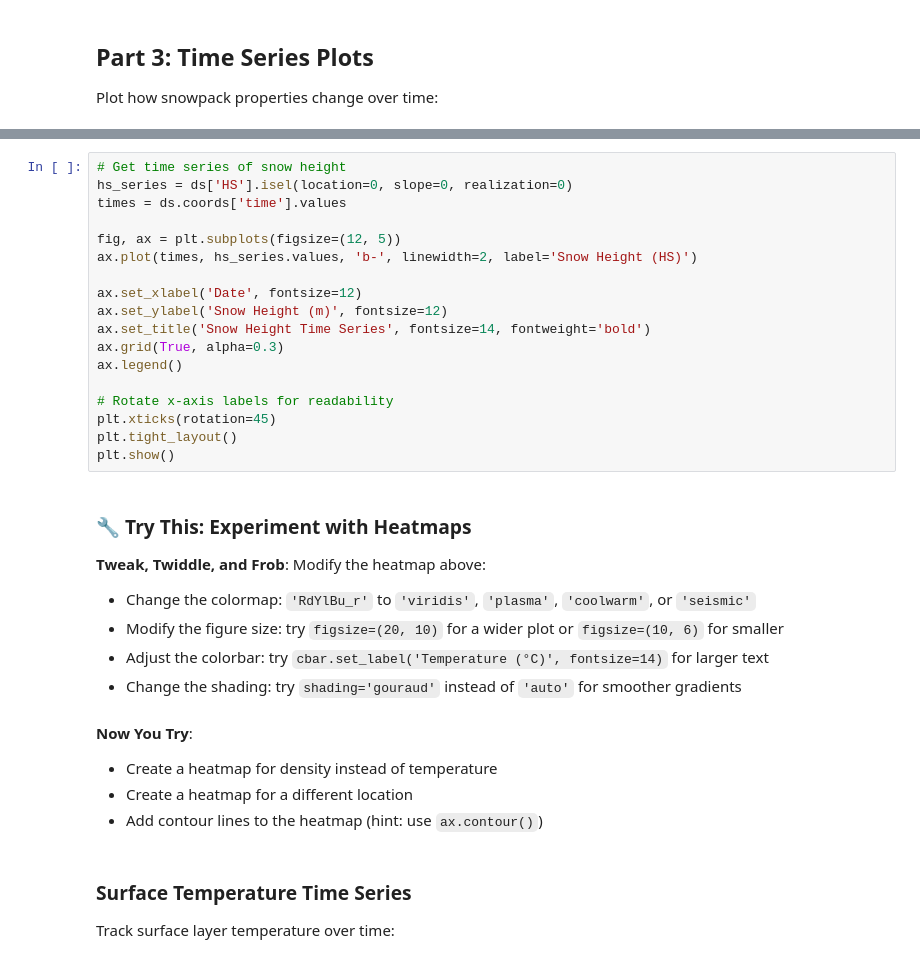
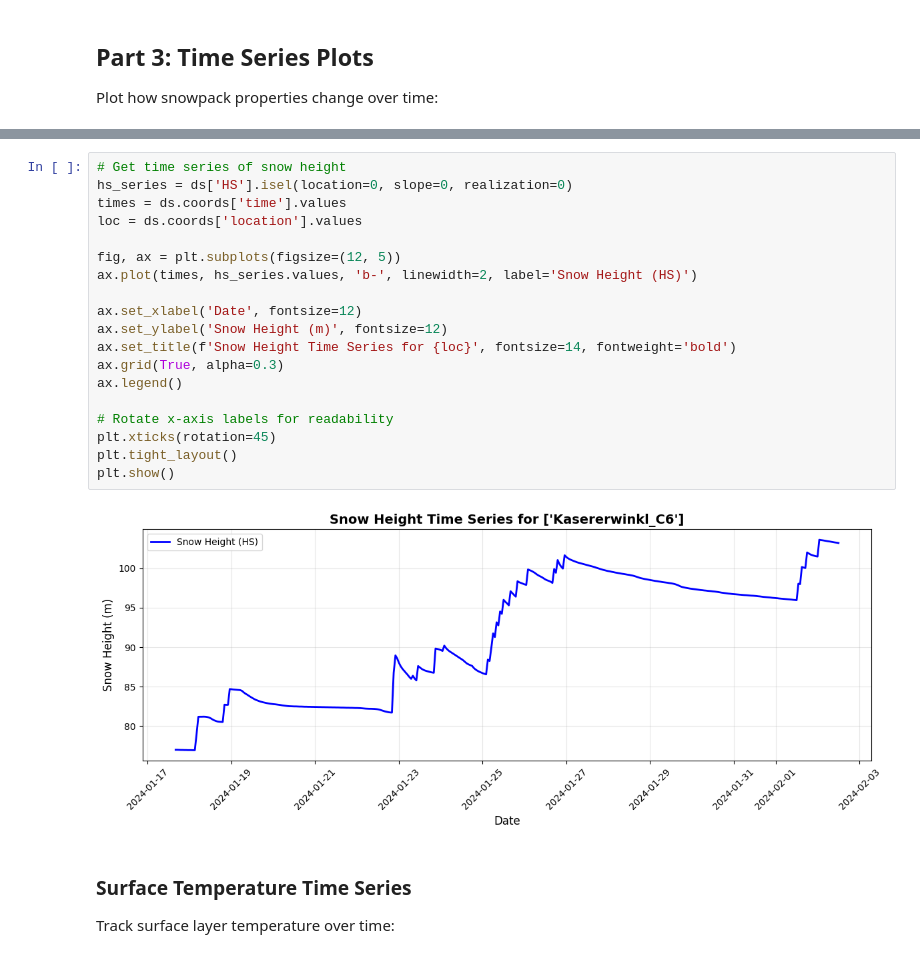
Before and after one commit to Austfi/xsnowForPatrol, a Jupyter notebook: notebooks/03_visualization.ipynb, the cells around one changed output, grey strips where cells are left out. Cells and saved outputs as stored; diff of their text form.

```diff
--- a/notebooks/03_visualization.ipynb
+++ b/notebooks/03_visualization.ipynb
@@ -204,34 +160,24 @@ Plot how snowpack properties change over time:
 # %%
 # Get time series of snow height
 hs_series = ds['HS'].isel(location=0, slope=0, realization=0)
 times = ds.coords['time'].values
+loc = ds.coords['location'].values
 
 fig, ax = plt.subplots(figsize=(12, 5))
 ax.plot(times, hs_series.values, 'b-', linewidth=2, label='Snow Height (HS)')
 
 ax.set_xlabel('Date', fontsize=12)
 ax.set_ylabel('Snow Height (m)', fontsize=12)
-ax.set_title('Snow Height Time Series', fontsize=14, fontweight='bold')
+ax.set_title(f'Snow Height Time Series for {loc}', fontsize=14, fontweight='bold')
 ax.grid(True, alpha=0.3)
 ax.legend()
 
 # Rotate x-axis labels for readability
 plt.xticks(rotation=45)
 plt.tight_layout()
 plt.show()
+# %% [output]
+[figure, added]
-# %% [markdown]
-### 🔧 Try This: Experiment with Heatmaps
-
-**Tweak, Twiddle, and Frob**: Modify the heatmap above:
-- Change the colormap: `'RdYlBu_r'` to `'viridis'`, `'plasma'`, `'coolwarm'`, or `'seismic'`
-- Modify the figure size: try `figsize=(20, 10)` for a wider plot or `figsize=(10, 6)` for smaller
-- Adjust the colorbar: try `cbar.set_label('Temperature (°C)', fontsize=14)` for larger text
-- Change the shading: try `shading='gouraud'` instead of `'auto'` for smoother gradients
-# %% [markdown]
-**Now You Try**:
-- Create a heatmap for density instead of temperature
-- Create a heatmap for a different location
-- Add contour lines to the heatmap (hint: use `ax.contour()`)
 # %% [markdown]
 ### Surface Temperature Time Series
 
```
Also changed, not shown: parts of 19 cells of this notebook.
